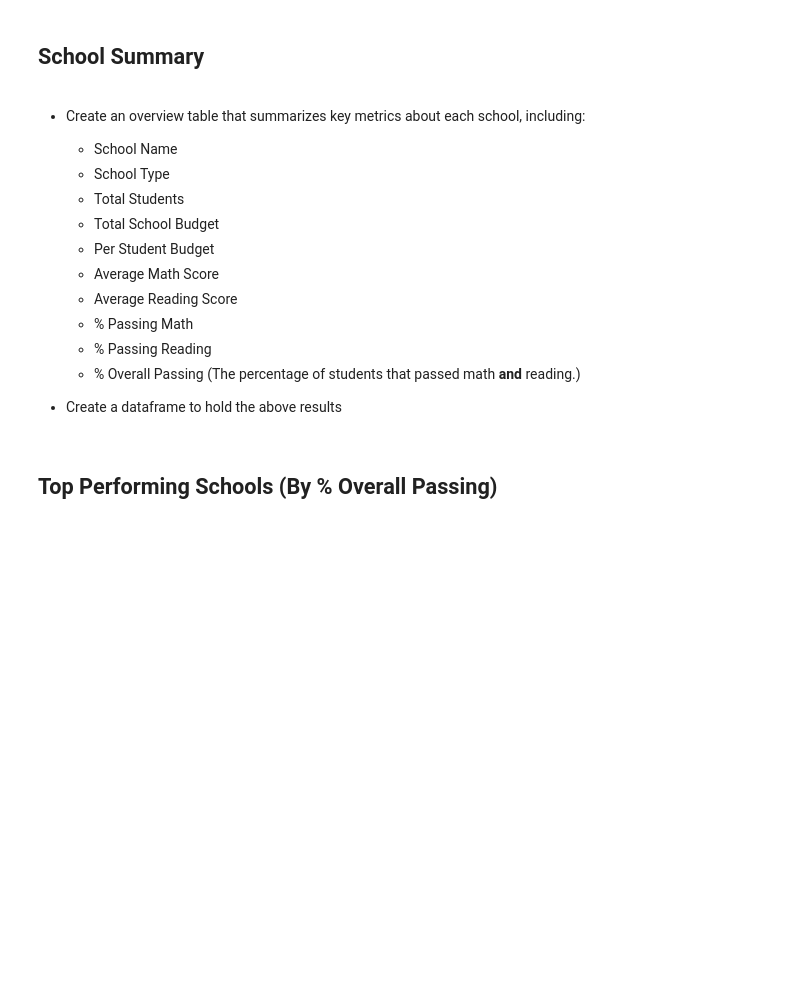
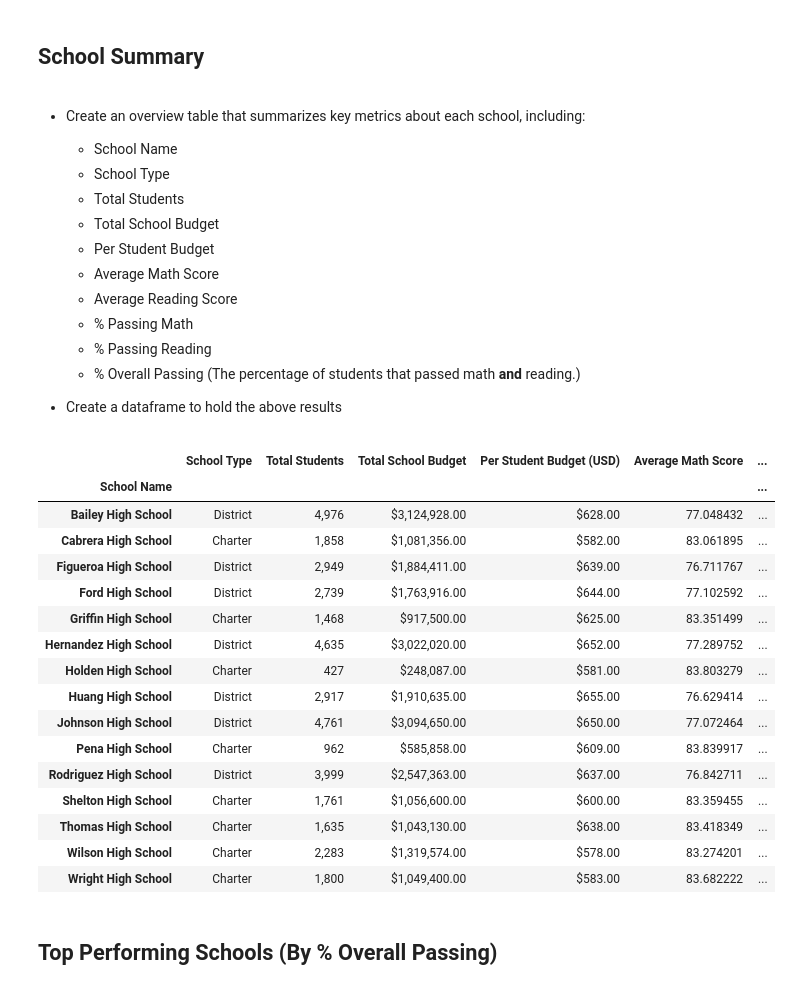
Before and after one commit to tward90/Pandas_Challenge, a Jupyter notebook: PyCitySchools/PyCitySchools_starter.ipynb, the cells around one changed output. Saved outputs shown, nothing was run; the diff lists cells and outputs as text; code cells hidden in the pictures; blank space fills up the shorter version.

```diff
--- a/PyCitySchools/PyCitySchools_starter.ipynb
+++ b/PyCitySchools/PyCitySchools_starter.ipynb
@@ -93,6 +109,80 @@ Summary_df.style.format({"Total Students": '{:,}', 'Total Budget': '${:,}', 'Ave
   * % Overall Passing (The percentage of students that passed math **and** reading.)
 
 * Create a dataframe to hold the above results
+# %%
+# Calculate Average Reading and Math Scores
+Average_Score = df.groupby('school_name').mean()
+
+#Keep DataFrame and remove unncessary columns
+Summary_df = Average_Score.drop(columns=['Student ID', 'School ID', 'size', 'budget'])
+
+#Merge new Data Frame with School Data Frame and remove unnecessary columns
+Summary_df = pd.merge(Summary_df,  school, on ='school_name', how ='left')
+Summary_df = Summary_df.drop(columns=['School ID'])
+
+# Calculate per student budget
+Summary_df['Per Student Budget (USD)'] = Summary_df['budget']/Summary_df['size']
+
+
+
+# Calculate total students per school who passed math, passed reading, and passed both
+Pass_Math_School = df.groupby('school_name')['math_score'].apply(lambda x: (x >= 70).sum()).reset_index(name='Pass Math Count')
+Pass_Read_School = df.groupby('school_name')['reading_score'].apply(lambda x: (x >= 70).sum()).reset_index(name='Pass Reading Count')
+Pass_Both = df[(df['math_score'] >= 70) & (df['reading_score'] >= 70)].groupby('school_name').count()
+
+# Clean DataFrame with both passing score
+Pass_Both = pd.DataFrame(Pass_Both['student_name'])
+Pass_Both.rename(columns={'student_name':'Pass_Both_Count'}, inplace=True)
+
+# Merge Previously Created Data Frames
+Merge_Summary = pd.merge(Summary_df, Pass_Math_School, on ='school_name', how ='left')
+Merge_Summary = pd.merge(Merge_Summary, Pass_Read_School, on ='school_name', how ='left')
+Merge_Summary = pd.merge(Merge_Summary, Pass_Both, on ='school_name', how ='left')
+
+# Calculate Percentage of Students Who Passed in each school
+Merge_Summary['Pass Math (%)'] = Merge_Summary['Pass Math Count']/Merge_Summary['size'] * 100
+Merge_Summary['Pass Reading (%)'] = Merge_Summary['Pass Reading Count']/Merge_Summary['size'] * 100
+Merge_Summary['Pass Overall (%)'] = Merge_Summary['Pass_Both_Count']/Merge_Summary['size'] * 100
+
+# Drop Unecessary Columns
+Merge_Summary = Merge_Summary.drop(['Pass Math Count', 'Pass Reading Count', 'Pass_Both_Count'], axis = 1)
+
+#Rename Columns for a more Descriptive Title
+Merge_Summary = Merge_Summary.rename(columns={"school_name": "School Name", "reading_score": "Average Reading Score",
+                                             'math_score' : 'Average Math Score', 'type' : "School Type", 'size' : 'Total Students',
+                                             'budget': 'Total School Budget'})
+
+# Re-Order Columns
+Merge_Summary = Merge_Summary[['School Name', 'School Type', 'Total Students', 'Total School Budget', 'Per Student Budget (USD)',
+                               'Average Math Score', 'Average Reading Score', 'Pass Math (%)', 'Pass Reading (%)',
+                               'Pass Overall (%)']]
+
+Merge_Summary = Merge_Summary.set_index('School Name')
+
+# Format columns of Summary Data Frame for ease of reading
+Merge_Summary_Formated = Merge_Summary.style.format({"Total Students": '{:,}', 'Total School Budget': '${:,.2f}', 'Average Math Score': '{:.6f}',
+                        'Average Reading Score': '{:.6f}', 'Pass Math (%)': '{:.6f}', 'Pass Reading (%)': '{:.6f}',
+                        'Pass Overall (%)' : '{:.6f}', 'Per Student Budget (USD)' : '${:.2f}'})
+
+Merge_Summary_Formated
+# %% [output]
+|  | School Type | Total Students | Total School Budget | Per Student Budget (USD) | Average Math Score | ... |
+| School Name |  |  |  |  |  | ... |
+| Bailey High School | District | 4,976 | $3,124,928.00 | $628.00 | 77.048432 | ... |
+| Cabrera High School | Charter | 1,858 | $1,081,356.00 | $582.00 | 83.061895 | ... |
+| Figueroa High School | District | 2,949 | $1,884,411.00 | $639.00 | 76.711767 | ... |
+| Ford High School | District | 2,739 | $1,763,916.00 | $644.00 | 77.102592 | ... |
+| Griffin High School | Charter | 1,468 | $917,500.00 | $625.00 | 83.351499 | ... |
+| Hernandez High School | District | 4,635 | $3,022,020.00 | $652.00 | 77.289752 | ... |
+| Holden High School | Charter | 427 | $248,087.00 | $581.00 | 83.803279 | ... |
+| Huang High School | District | 2,917 | $1,910,635.00 | $655.00 | 76.629414 | ... |
+| Johnson High School | District | 4,761 | $3,094,650.00 | $650.00 | 77.072464 | ... |
+| Pena High School | Charter | 962 | $585,858.00 | $609.00 | 83.839917 | ... |
+| Rodriguez High School | District | 3,999 | $2,547,363.00 | $637.00 | 76.842711 | ... |
+| Shelton High School | Charter | 1,761 | $1,056,600.00 | $600.00 | 83.359455 | ... |
+| Thomas High School | Charter | 1,635 | $1,043,130.00 | $638.00 | 83.418349 | ... |
+| Wilson High School | Charter | 2,283 | $1,319,574.00 | $578.00 | 83.274201 | ... |
+| Wright High School | Charter | 1,800 | $1,049,400.00 | $583.00 | 83.682222 | ... |
 # %% [markdown]
 ## Top Performing Schools (By % Overall Passing)
 # %% [markdown]
```
Also changed, not shown: parts of 10 cells of this notebook.
